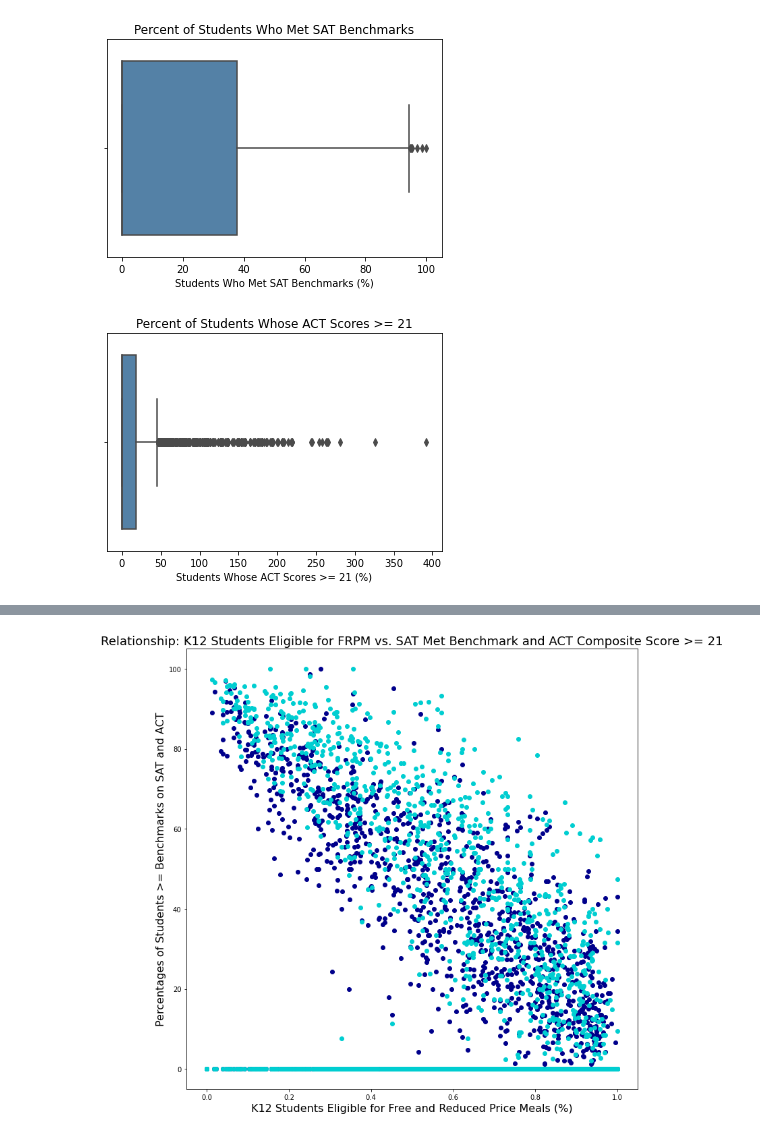
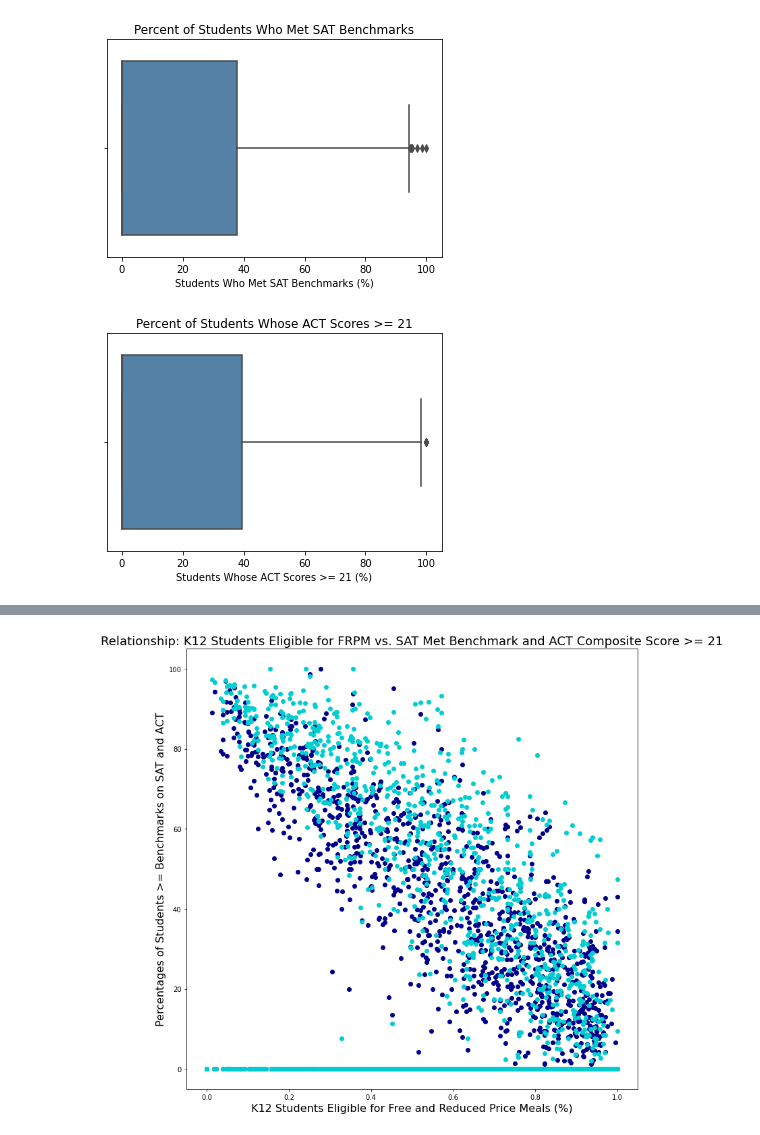
Before and after one commit to brandiehatch/project-1, a Jupyter notebook: hatch_frpm_sat_act_ca_2022.ipynb, the cells around one changed output, grey strips where cells are left out. Cells and saved outputs as stored; diff of their text form; code cells hidden in the pictures.

```diff
--- a/hatch_frpm_sat_act_ca_2022.ipynb
+++ b/hatch_frpm_sat_act_ca_2022.ipynb
@@ -912,8 +981,8 @@ color='steelblue'
 # %% [output]
 [figure]
 # %%
-sns.boxplot(frpm_act_sat.act_num_comp_ge21,
+sns.boxplot(frpm_act_sat.act_pct_ge21,
 color='steelblue'
 ).set(title='Percent of Students Whose ACT Scores >= 21', xlabel='Students Whose ACT Scores >= 21 (%)');
 # %% [output]
-[figure, old version]
+[figure, new version]
```
Also changed, not shown: parts of 11 cells of this notebook.
